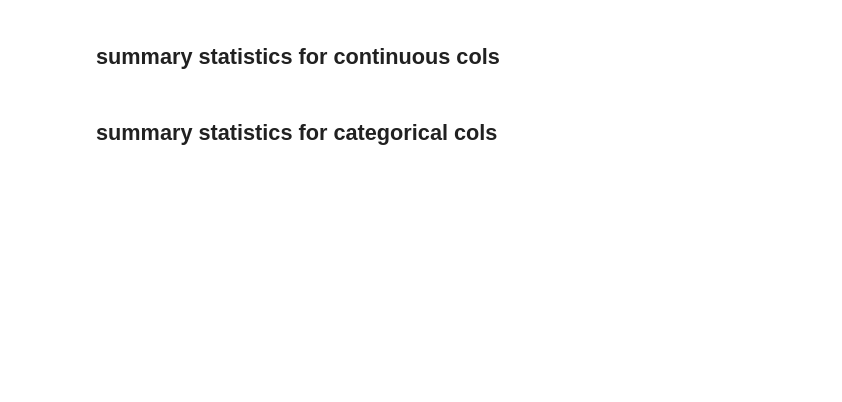
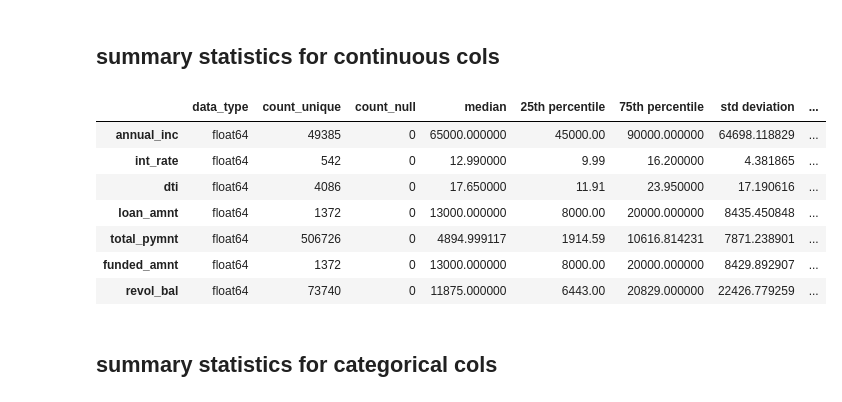
Before and after one commit to filip-michalsky/Algorithms_and_Data_Structures, a Jupyter notebook: BX_challenge_michalsky/michalsky_lending_club_eda_business_analysis.ipynb, the cells around one changed output. Cells and saved outputs as stored; diff of their text form; code cells hidden in the pictures; blank space fills up the shorter version.

```diff
--- a/BX_challenge_michalsky/michalsky_lending_club_eda_business_analysis.ipynb
+++ b/BX_challenge_michalsky/michalsky_lending_club_eda_business_analysis.ipynb
@@ -283,4 +302,46 @@ plt.show()
 # %% [markdown]
 ## summary statistics for continuous cols
+# %%
+def get_summary_continuous(data):
+    # Define metrics to be determined for each column
+    metrics = []
+    metrics.append(data.dtypes)
+    metrics.append(data.apply(lambda x: x.nunique(), axis=0))
+
+    metrics.append(data.apply(lambda x: x.isnull().sum(), axis=0))
+
+
+    metrics.append(data.apply(lambda x: np.median(x), axis=0))
+
+    metrics.append(data.apply(lambda x: np.percentile(x,25), axis=0))
+    metrics.append(data.apply(lambda x: np.percentile(x,75), axis=0))
+    metrics.append(data.apply(lambda x: np.std(x), axis=0))
+    # Summarize
+    data_meta = pd.concat(metrics, axis=1)
+    data_meta.columns = ['data_type', 'count_unique', 'count_null'
+                        ,'median','25th percentile','75th percentile','std deviation']
+    # we DO NOT WANT TO COUNG BLANK AS MISSING HERE
+#     data_meta['ppn_missing'] = (data_meta['count_null'] +
+#                                 data_meta['count_missing_passive'] +
+#                                 data_meta['count_missing_confirmed'] +
+#                                 data_meta['count_blank']) / len(data)
+    data_meta['ppn_missing'] = (data_meta['count_null']
+                                ) / len(data)
+    return data_meta
+# %%
+continuous = [col for col in df_loan.columns if df_loan[col].dtype in ['float64','int64']]
+# %%
+summary_continuous = get_summary_continuous(df_loan[list(set(continuous).difference(set(['issue_month','issue_year'])))])
+# %%
+summary_continuous
+# %% [output]
+|  | data_type | count_unique | count_null | median | 25th percentile | 75th percentile | std deviation | ... |
+| annual_inc | float64 | 49385 | 0 | 65000.000000 | 45000.00 | 90000.000000 | 64698.118829 | ... |
+| int_rate | float64 | 542 | 0 | 12.990000 | 9.99 | 16.200000 | 4.381865 | ... |
+| dti | float64 | 4086 | 0 | 17.650000 | 11.91 | 23.950000 | 17.190616 | ... |
+| loan_amnt | float64 | 1372 | 0 | 13000.000000 | 8000.00 | 20000.000000 | 8435.450848 | ... |
+| total_pymnt | float64 | 506726 | 0 | 4894.999117 | 1914.59 | 10616.814231 | 7871.238901 | ... |
+| funded_amnt | float64 | 1372 | 0 | 13000.000000 | 8000.00 | 20000.000000 | 8429.892907 | ... |
+| revol_bal | float64 | 73740 | 0 | 11875.000000 | 6443.00 | 20829.000000 | 22426.779259 | ... |
 # %% [markdown]
 ## summary statistics for categorical cols
```
Also changed, not shown: parts of 34 cells of this notebook, 1 other file.
